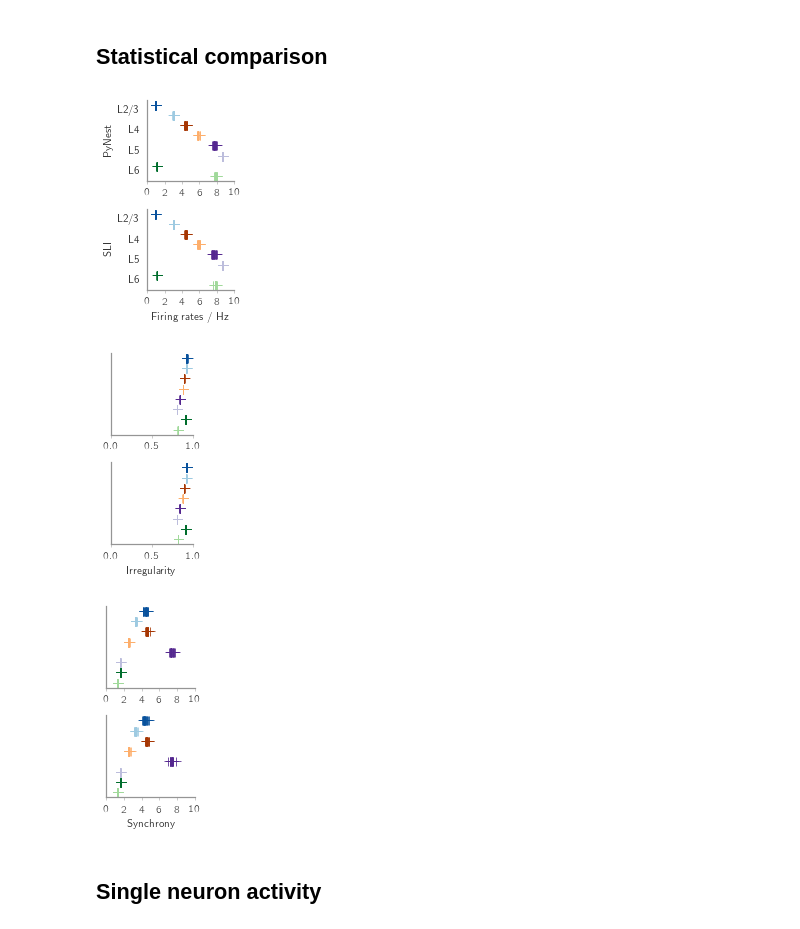
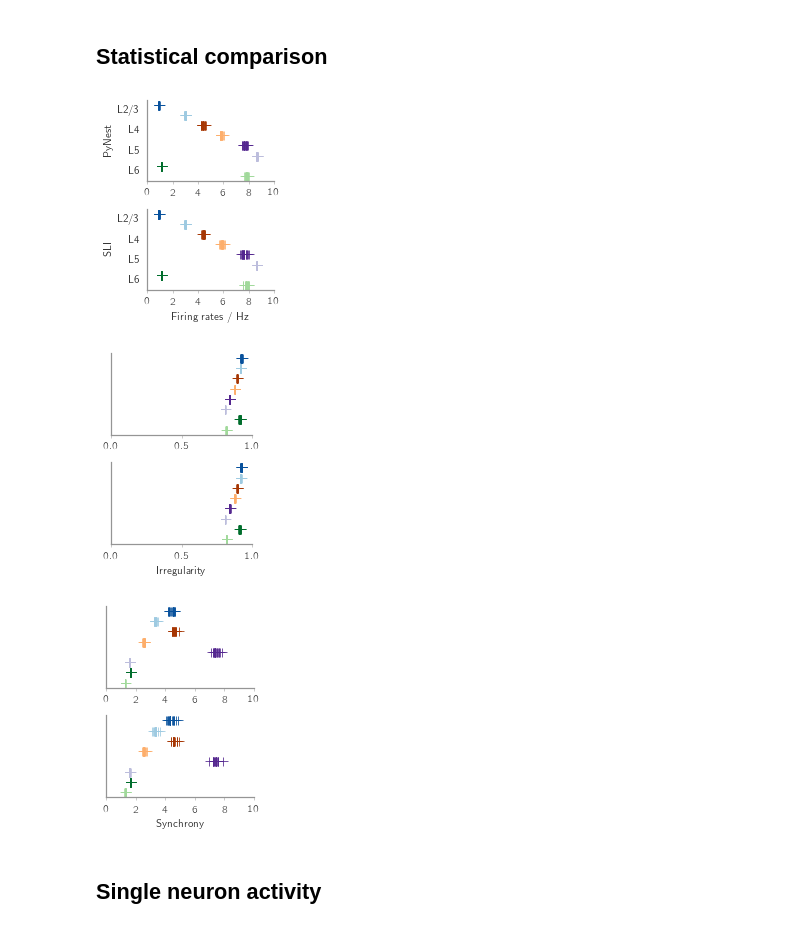
Before and after one commit to frschu/microcircuit, a Jupyter notebook: analysis/presentation.ipynb, the cells around one changed output. Cells and saved outputs as stored; diff of their text form; code cells hidden in the pictures.

```diff
--- a/analysis/presentation.ipynb
+++ b/analysis/presentation.ipynb
@@ -255,9 +255,9 @@ fig_names = ("spon_act_rates", "spon_act_irregularity", "spon_act_synchrony")
 fig1 = plt.figure()
 fig2 = plt.figure()
 fig3 = plt.figure()
-fig1.set_size_inches(style.figsize[0]*0.4, style.figsize[1])
+fig1.set_size_inches(style.figsize[0]*0.5, style.figsize[1])
 for fig in [fig2,fig3]:
-    fig.set_size_inches(style.figsize[0]*0.3, style.figsize[1])
+    fig.set_size_inches(style.figsize[0]*0.45, style.figsize[1])
 ylabels = ("PyNest", "SLI")
 
 for i, sli in enumerate([False, True]):
@@ -281,36 +281,36 @@ for i, sli in enumerate([False, True]):
     # CV of interspike interval (ISI)
     ax2 = hf.add_subplot(fig2, n_rows_cols=(2, 1), index_row_col=(i, 0), rowspan=1, colspan=1)
     data_type="cv_isi_mean"
     plot_data(ax2, path_res_file, data_type, reverse_order)
     ax2.set_xlim(0, 1)
     hf.resadjust(ax2, xres=0.5)
     ax2.set_yticks([])
 
     # # Synchrony
     ax3 = hf.add_subplot(fig3, n_rows_cols=(2, 1), index_row_col=(i, 0), rowspan=1, colspan=1)
     data_type="synchrony"
     plot_data(ax3, path_res_file, data_type, reverse_order)
     ax3.set_xlim(0, 9.)
     hf.resadjust(ax3, xres=2)
     ax3.set_yticks([])
 
 ax1.set_xlabel("Firing rates / Hz")
 ax2.set_xlabel("Irregularity")
 ax3.set_xlabel("Synchrony")
 
 # Label subfigures
 for fig, fig_name in zip([fig1, fig2,fig3], fig_names):
     for ax in fig.axes:
     # General rendering
         style.fixticks(ax)
         ax.yaxis.set_ticks_position('none')
 
     if save_fig:
         hf.saving_fig(fig, figure_path, fig_name, verbose=False)
 # %% [output]
-[figure, old version]
+[figure, new version]
-[figure, old version]
+[figure, new version]
-[figure, old version]
+[figure, new version]
 # %% [markdown]
 ## Single neuron activity
 # %%
```
Also changed, not shown: parts of 4 cells of this notebook, 5 other files.
